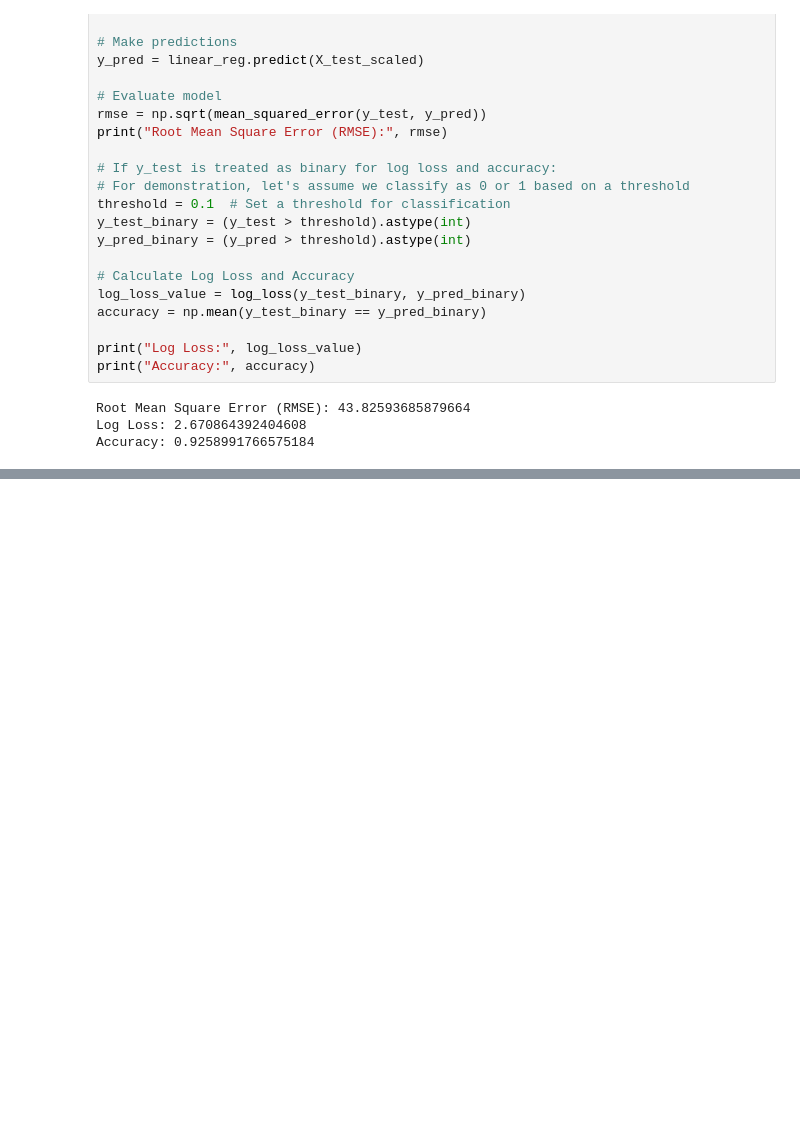
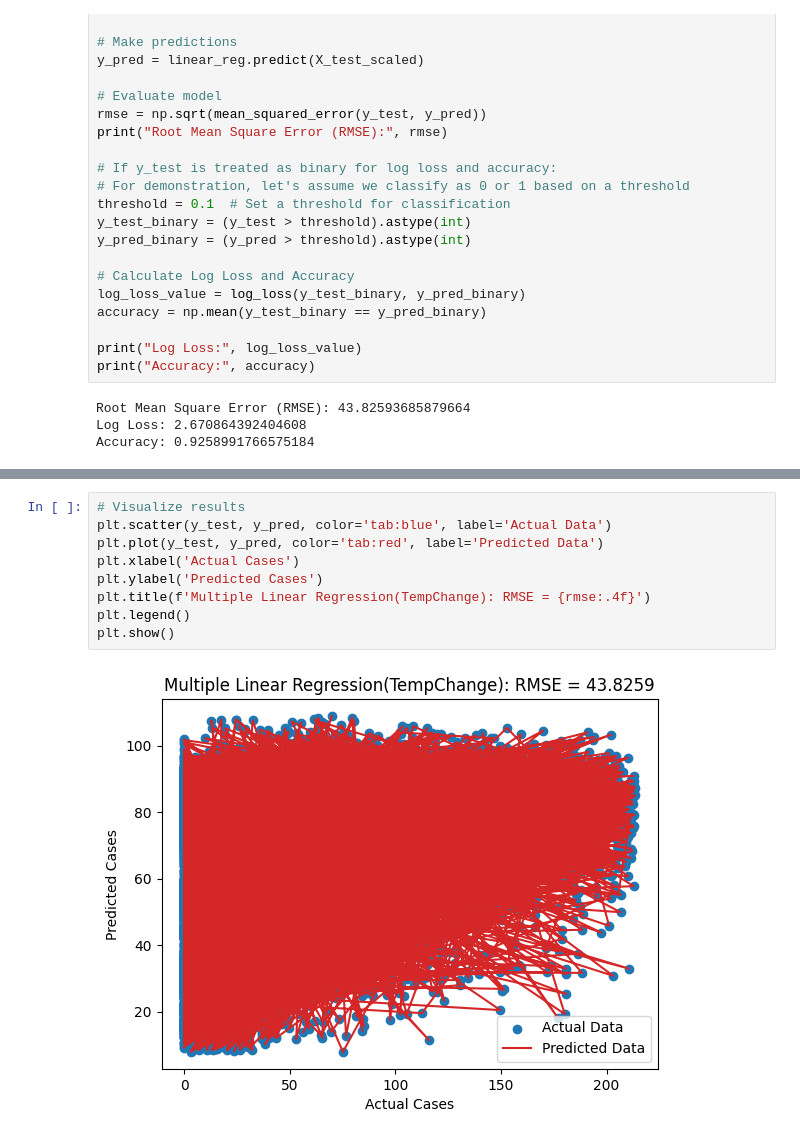
Before and after one commit to iiqueenizzy13/AbtGlobal_1B, a Jupyter notebook: Multiple Linear Regression Models.ipynb, the cells around one changed output, grey strips where cells are left out. Cells and saved outputs as stored; diff of their text form; blank space fills up the shorter version.

```diff
--- a/Multiple Linear Regression Models.ipynb
+++ b/Multiple Linear Regression Models.ipynb
@@ -93,0 +138,11 @@ plt.show()
+# %%
+# Visualize results
+plt.scatter(y_test, y_pred, color='tab:blue', label='Actual Data')
+plt.plot(y_test, y_pred, color='tab:red', label='Predicted Data')
+plt.xlabel('Actual Cases')
+plt.ylabel('Predicted Cases')
+plt.title(f'Multiple Linear Regression(TempChange): RMSE = {rmse:.4f}')
+plt.legend()
+plt.show()
+# %% [output]
+[figure, added]
```
Also changed, not shown: parts of 3 cells of this notebook.
